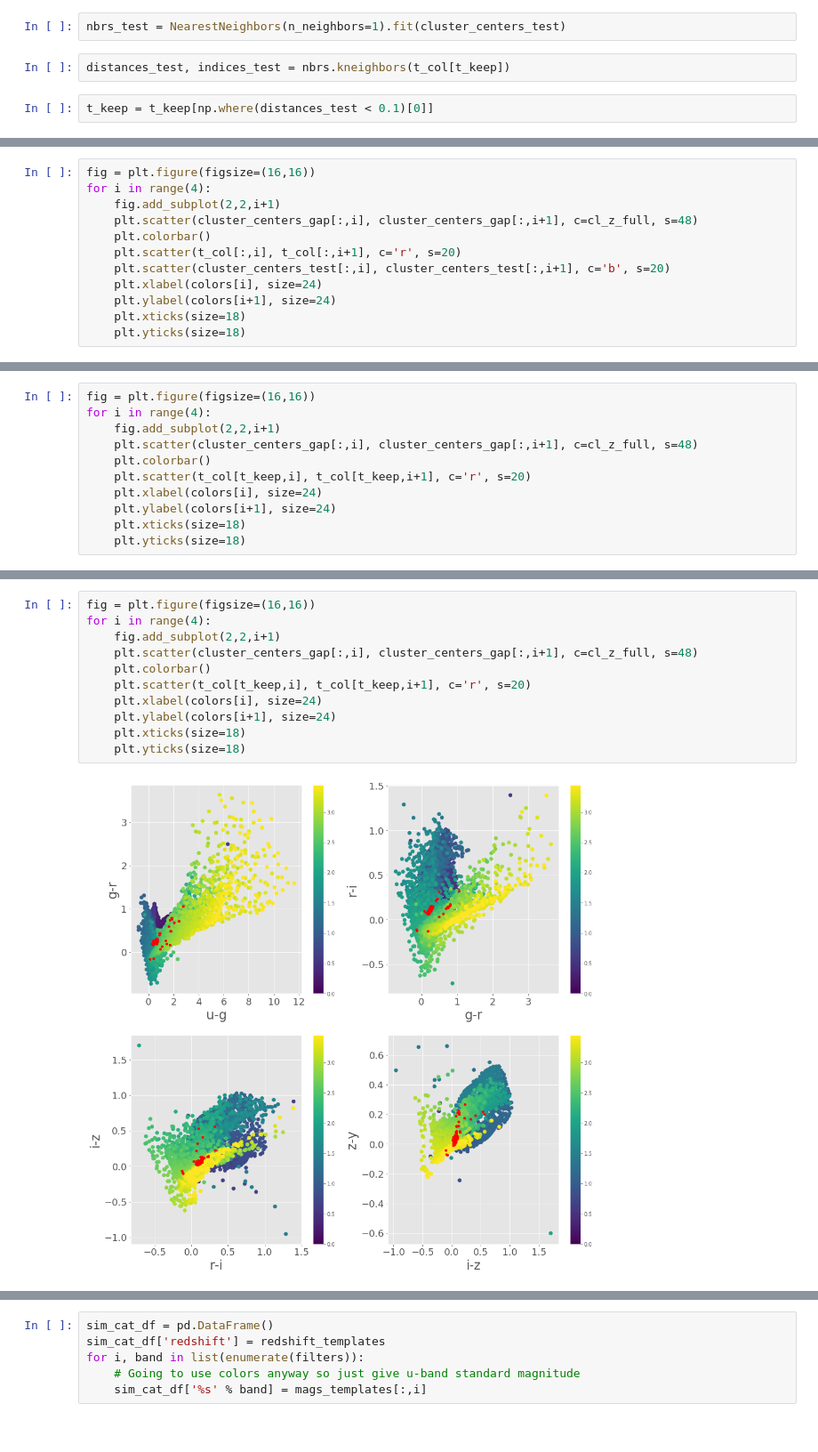
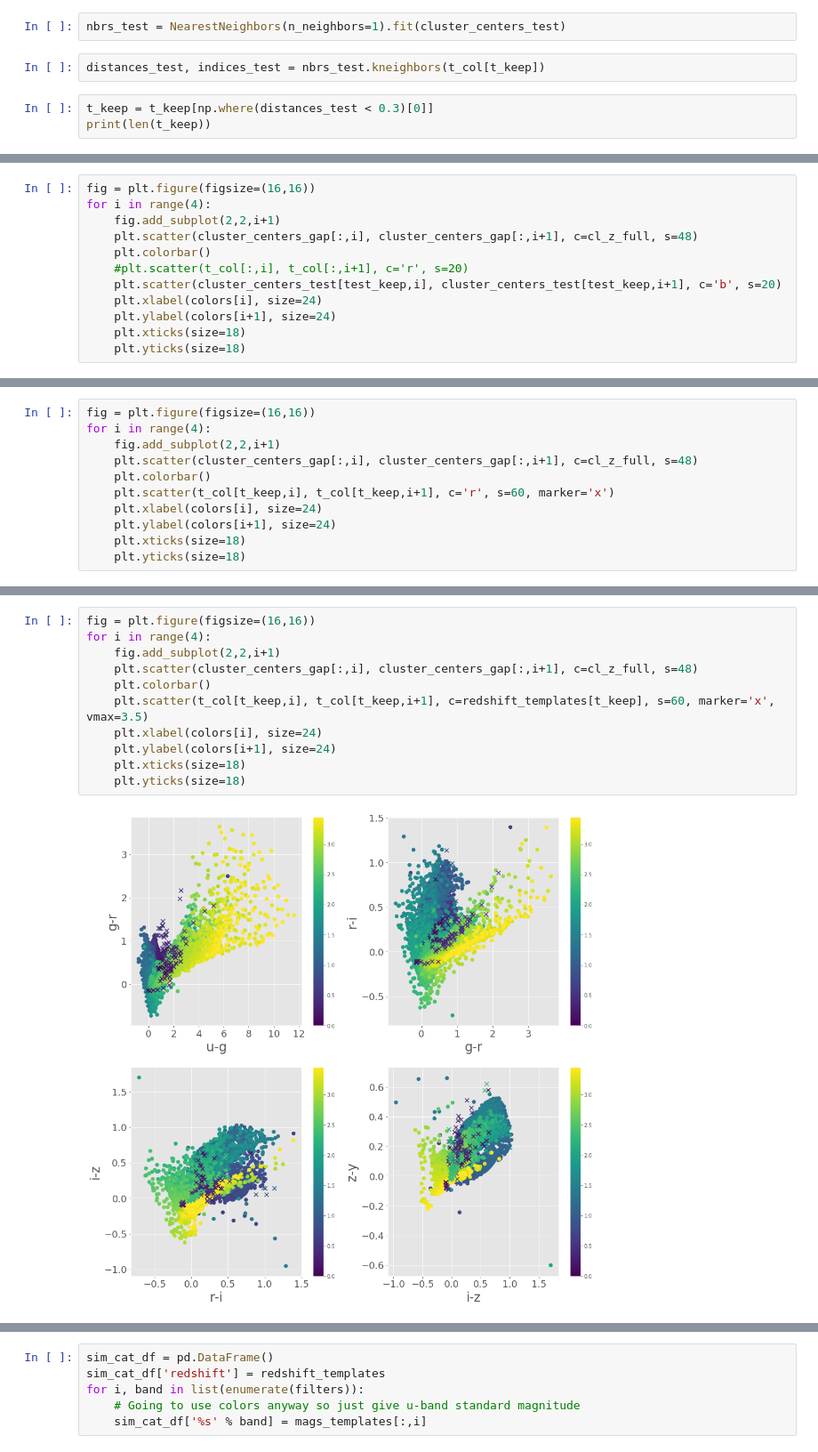
Before and after one commit to jbkalmbach/old_pam, a Jupyter notebook: examples/find_rest_frame_colors.ipynb, the cells around one changed output, grey strips where cells are left out. Shown at 89% size. Saved outputs shown, nothing was run; the diff lists cells and outputs as text.

```diff
--- a/examples/find_rest_frame_colors.ipynb
+++ b/examples/find_rest_frame_colors.ipynb
@@ -490,6 +517,7 @@ len(t_keep)
 # %%
 nbrs_test = NearestNeighbors(n_neighbors=1).fit(cluster_centers_test)
 # %%
-distances_test, indices_test = nbrs.kneighbors(t_col[t_keep])
+distances_test, indices_test = nbrs_test.kneighbors(t_col[t_keep])
 # %%
-t_keep = t_keep[np.where(distances_test < 0.1)[0]]
+t_keep = t_keep[np.where(distances_test < 0.3)[0]]
+print(len(t_keep))
@@ -512,8 +563,8 @@ for i in range(4):
     fig.add_subplot(2,2,i+1)
     plt.scatter(cluster_centers_gap[:,i], cluster_centers_gap[:,i+1], c=cl_z_full, s=48)
     plt.colorbar()
-    plt.scatter(t_col[:,i], t_col[:,i+1], c='r', s=20)
-    plt.scatter(cluster_centers_test[:,i], cluster_centers_test[:,i+1], c='b', s=20)
+    #plt.scatter(t_col[:,i], t_col[:,i+1], c='r', s=20)
+    plt.scatter(cluster_centers_test[test_keep,i], cluster_centers_test[test_keep,i+1], c='b', s=20)
     plt.xlabel(colors[i], size=24)
     plt.ylabel(colors[i+1], size=24)
     plt.xticks(size=18)
@@ -526,7 +577,7 @@ for i in range(4):
     fig.add_subplot(2,2,i+1)
     plt.scatter(cluster_centers_gap[:,i], cluster_centers_gap[:,i+1], c=cl_z_full, s=48)
     plt.colorbar()
-    plt.scatter(t_col[t_keep,i], t_col[t_keep,i+1], c='r', s=20)
+    plt.scatter(t_col[t_keep,i], t_col[t_keep,i+1], c='r', s=60, marker='x')
     plt.xlabel(colors[i], size=24)
     plt.ylabel(colors[i+1], size=24)
     plt.xticks(size=18)
@@ -536,13 +587,13 @@ for i in range(4):
 # %%
 fig = plt.figure(figsize=(16,16))
 for i in range(4):
     fig.add_subplot(2,2,i+1)
     plt.scatter(cluster_centers_gap[:,i], cluster_centers_gap[:,i+1], c=cl_z_full, s=48)
     plt.colorbar()
-    plt.scatter(t_col[t_keep,i], t_col[t_keep,i+1], c='r', s=20)
+    plt.scatter(t_col[t_keep,i], t_col[t_keep,i+1], c=redshift_templates[t_keep], s=60, marker='x', vmax=3.5)
     plt.xlabel(colors[i], size=24)
     plt.ylabel(colors[i+1], size=24)
     plt.xticks(size=18)
     plt.yticks(size=18)
 # %% [output]
-[figure, old version]
+[figure, new version]
```
Also changed, not shown: parts of 32 cells of this notebook, 6 other files.
